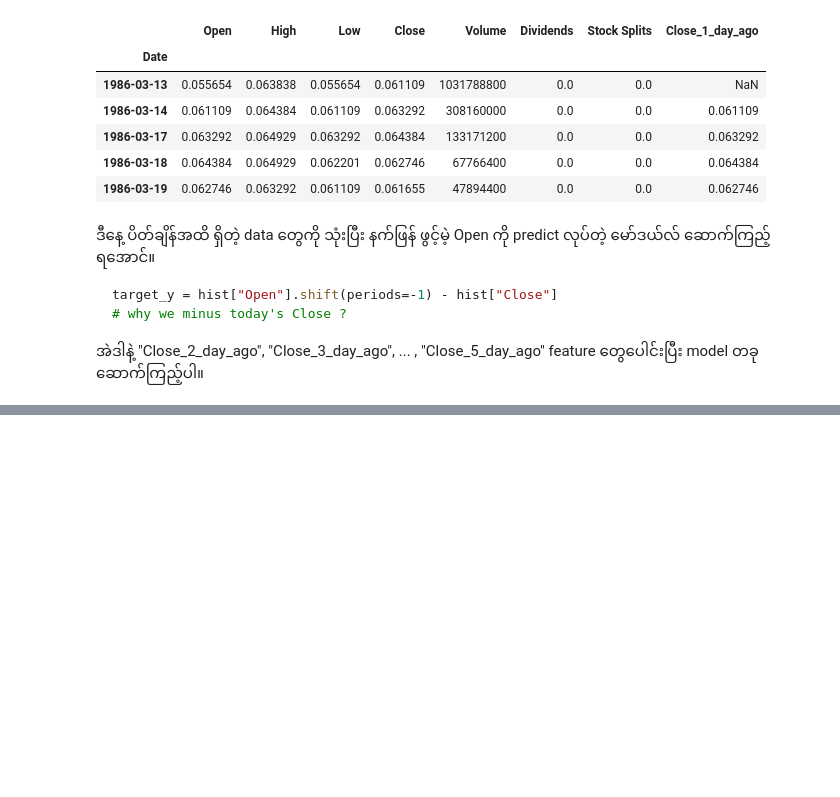
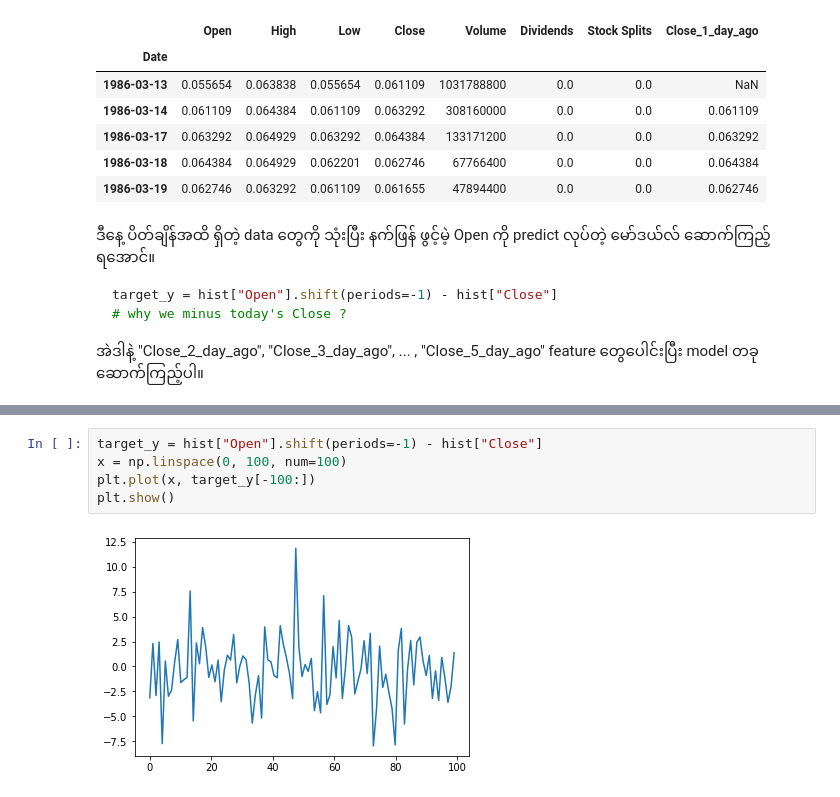
Before and after one commit to neolaw84/data_science_using_python_labs, a Jupyter notebook: week15/01_matplotlib_p1.ipynb, the cells around one changed output, grey strips where cells are left out. Cells and saved outputs as stored; diff of their text form; blank space fills up the shorter version.

```diff
--- a/week15/01_matplotlib_p1.ipynb
+++ b/week15/01_matplotlib_p1.ipynb
@@ -242,0 +277,7 @@ target_y = hist["Open"].shift(periods=-1) - hist["Close"]
+# %%
+target_y = hist["Open"].shift(periods=-1) - hist["Close"]
+x = np.linspace(0, 100, num=100)
+plt.plot(x, target_y[-100:])
+plt.show()
+# %% [output]
+[figure, added]
```
Also changed, not shown: parts of 8 cells of this notebook.
